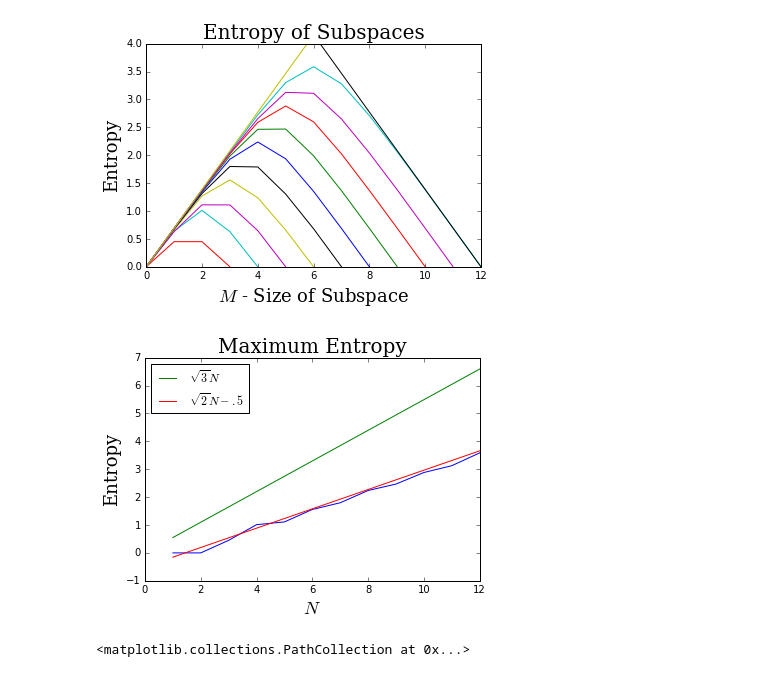
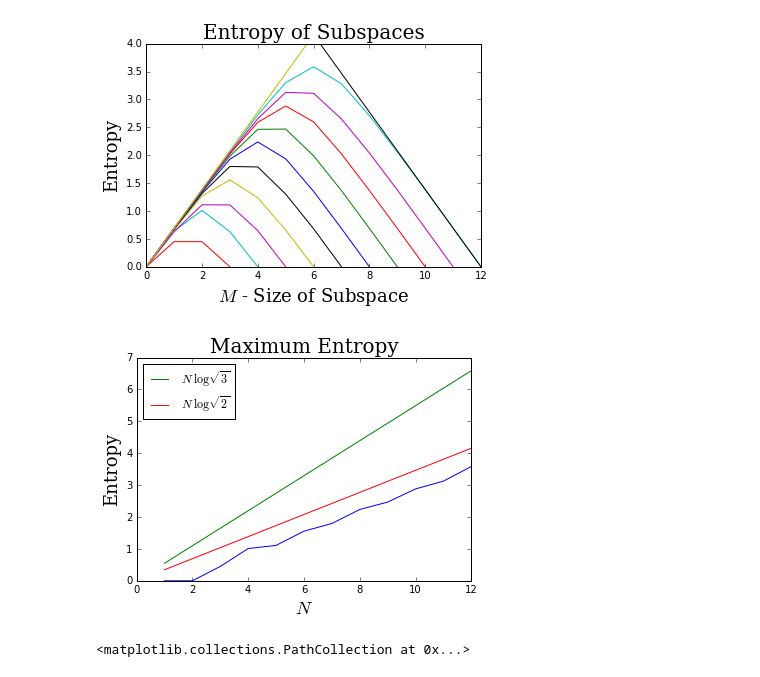
Before and after one commit to cnstahl/JP2, a Jupyter notebook: python/Ground State Entropy.ipynb, the cells around one changed output. Drawn from its saved outputs; the diff is of its cells as text; code cells hidden in the pictures.

```diff
--- a/python/Ground State Entropy.ipynb
+++ b/python/Ground State Entropy.ipynb
@@ -165,24 +165,24 @@ plt.show()
 # %%
 plt.figure()
 maxentropies = np.zeros(12)
 idxs = np.arange(12)+1
 for N in [1,2,3,4,5,6,7,8,9,10,12]:
     data = np.transpose(np.loadtxt("../data/N%02davg_entropy.txt" % N))
 #     plt.plot(np.arange(len(data))-N/2, data)
     maxentropies[N-1] = np.max(data)
 # plt.plot(np.arange(12)-11/2, np.transpose(np.loadtxt("../data/N11entropy.txt")))
 maxentropies[11-1] =  np.max(np.loadtxt("../data/N11entropy.txt"))
 plt.plot(idxs, maxentropies)
-plt.plot(idxs, np.log(np.sqrt(3))*idxs, label="$\sqrt{3}N$")
-plt.plot(idxs, np.log(np.sqrt(2))*idxs - .5, label="$\sqrt{2}N-.5$")
+plt.plot(idxs, np.log(np.sqrt(3))*idxs, label="$N\;\log\sqrt{3}$")
+plt.plot(idxs, np.log(np.sqrt(2))*idxs, label="$N\;\log\sqrt{2}$")
 plt.title("Maximum Entropy", fontsize=20, family='serif')
 plt.xlabel("$N$", fontsize=18, family='serif')
 plt.ylabel("Entropy", fontsize=18, family='serif')
 plt.legend(loc=2)
 plt.savefig("../data/maxentropy.pdf")
 plt.show()
 # %% [output]
-[figure, old version]
+[figure, new version]
 # %%
 rho = manipulate.density_mat(v[ngs+10])
 entropies = np.zeros(11)
```
Also changed, not shown: 4 other files.
